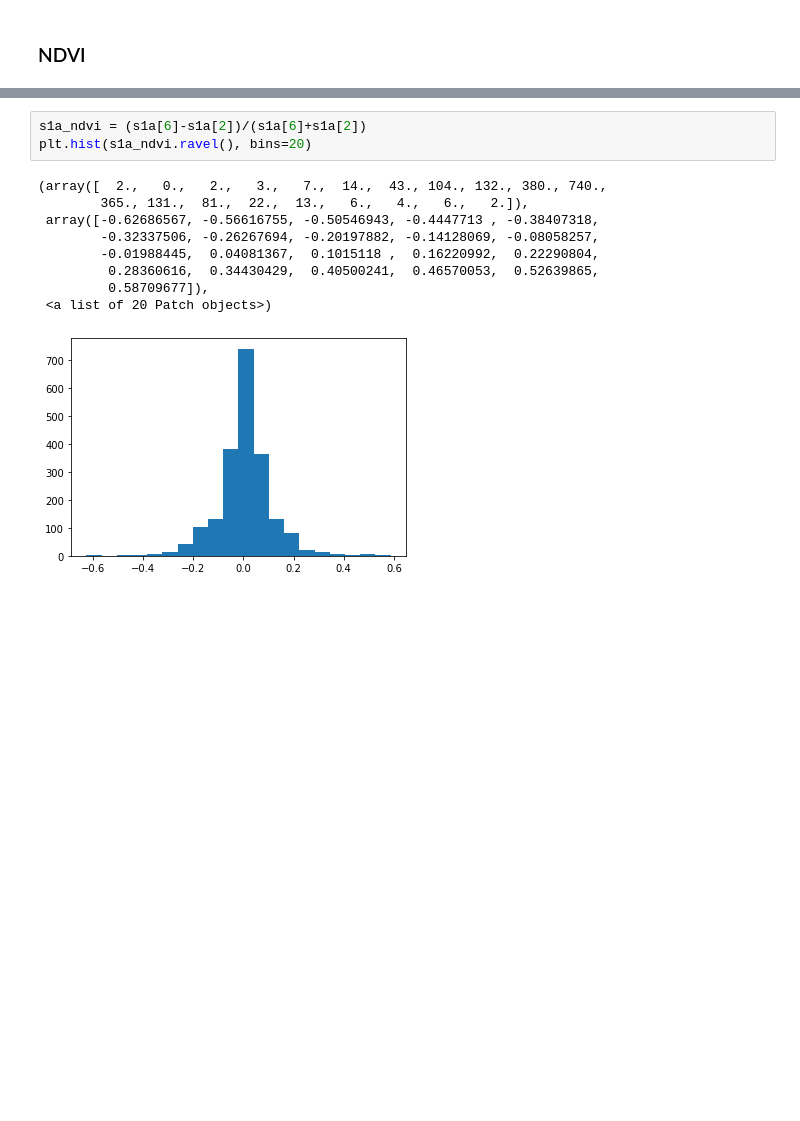
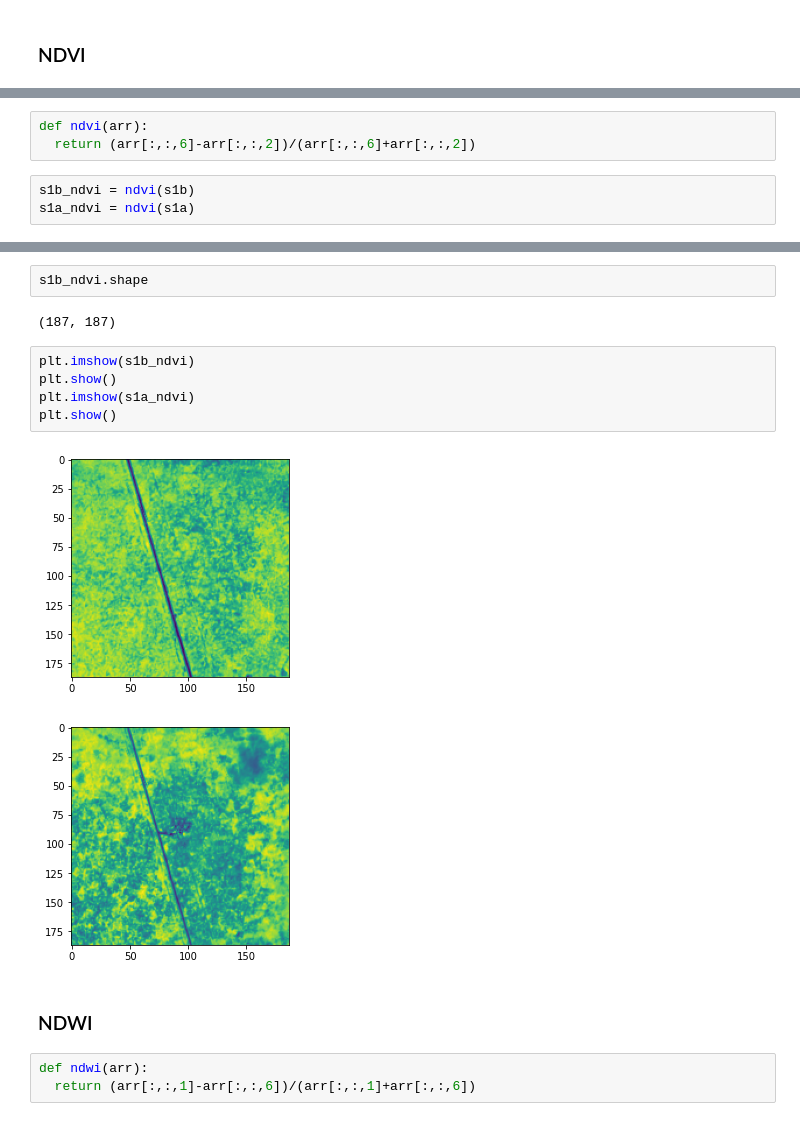
Before and after one commit to marches/pipeline-spill-detection, a Jupyter notebook: notebooks/Spectral Indices EDA.ipynb, the cells around one changed output, grey strips where cells are left out. Cells and saved outputs as stored; diff of their text form; blank space fills up the shorter version.

```diff
--- a/notebooks/Spectral Indices EDA.ipynb
+++ b/notebooks/Spectral Indices EDA.ipynb
@@ -31,2 +77,8 @@ s1b_ndvi = (s1b[6]-s1b[2])/(s1b[6]+s1b[2])
+# %%
+def ndvi(arr):
+  return (arr[:,:,6]-arr[:,:,2])/(arr[:,:,6]+arr[:,:,2])
+# %%
+s1b_ndvi = ndvi(s1b)
+s1a_ndvi = ndvi(s1a)
 # %%
 plt.hist(s1b_ndvi.ravel(), bins=20)
@@ -43,13 +100,17 @@ plt.hist(s1b_ndvi.ravel(), bins=20)
-# %%
-s1a_ndvi = (s1a[6]-s1a[2])/(s1a[6]+s1a[2])
-plt.hist(s1a_ndvi.ravel(), bins=20)
-# %% [output]
-(array([  2.,   0.,   2.,   3.,   7.,  14.,  43., 104., 132., 380., 740.,
-        365., 131.,  81.,  22.,  13.,   6.,   4.,   6.,   2.]),
- array([-0.62686567, -0.56616755, -0.50546943, -0.4447713 , -0.38407318,
-        -0.32337506, -0.26267694, -0.20197882, -0.14128069, -0.08058257,
-        -0.01988445,  0.04081367,  0.1015118 ,  0.16220992,  0.22290804,
-         0.28360616,  0.34430429,  0.40500241,  0.46570053,  0.52639865,
-         0.58709677]),
- <a list of 20 Patch objects>)
-[figure, removed]
+# %%
+s1b_ndvi.shape
+# %% [output]
+(187, 187)
+# %%
+plt.imshow(s1b_ndvi)
+plt.show()
+plt.imshow(s1a_ndvi)
+plt.show()
+# %% [output]
+[figure, added]
+[figure, added]
+# %% [markdown]
+### NDWI
+# %%
+def ndwi(arr):
+  return (arr[:,:,1]-arr[:,:,6])/(arr[:,:,1]+arr[:,:,6])
```
Also changed, not shown: parts of 13 cells of this notebook.
